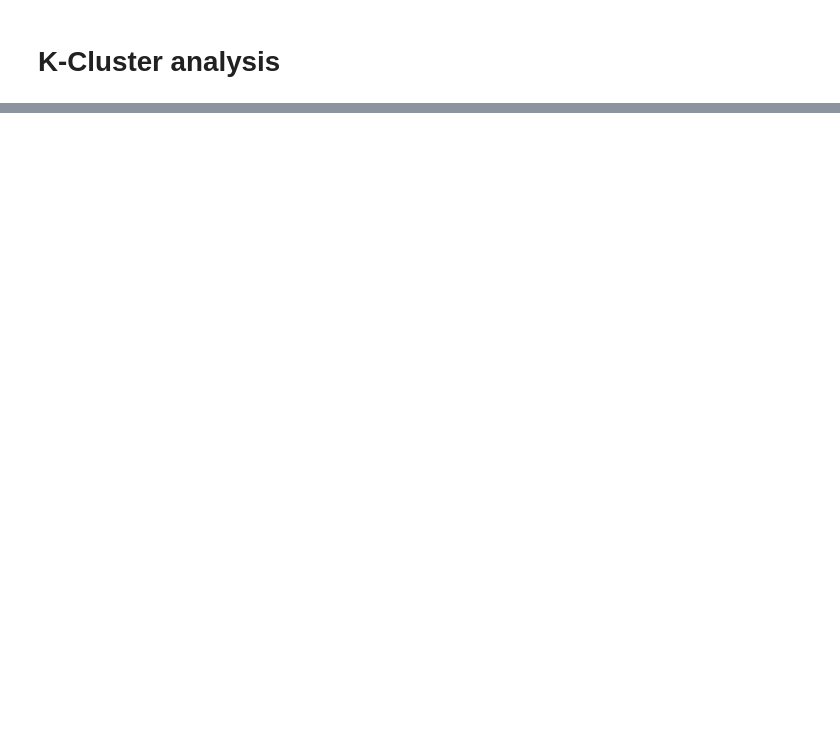
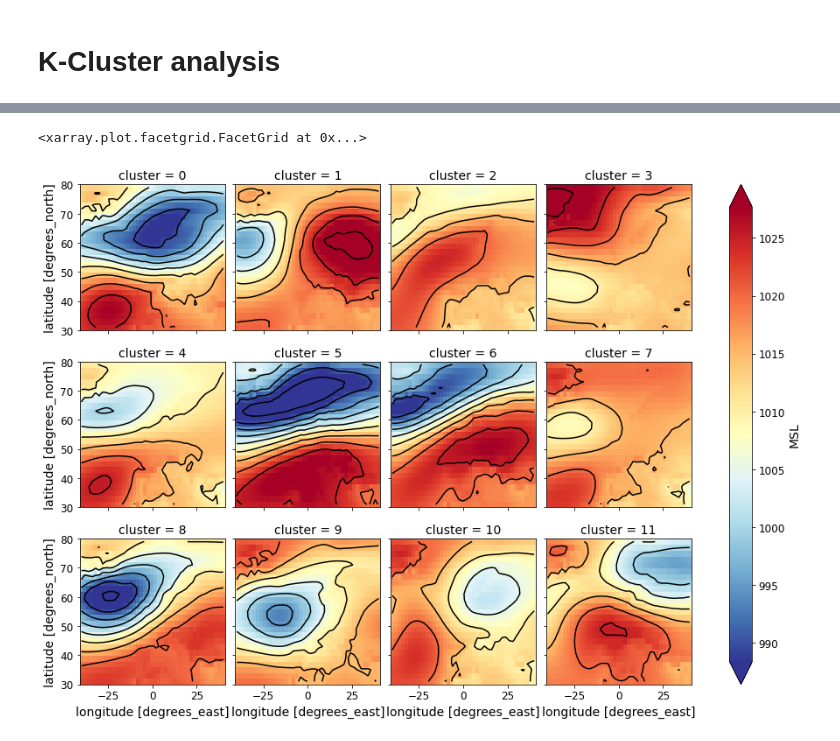
Before and after one commit to ML-precip/cas-aml-subprojects, a Jupyter notebook: Unsupervised_M1.ipynb, the cells around one changed output, grey strips where cells are left out. Cells and saved outputs as stored; diff of their text form; code cells hidden in the pictures; blank space fills up the shorter version.

Commit message:
Update k-means analysis

```diff
--- a/Unsupervised_M1.ipynb
+++ b/Unsupervised_M1.ipynb
@@ -284,0 +269,5 @@ from sklearn.cluster import KMeans
+# %%
+labels = pd.DataFrame(kmeans.labels_, index=mslp['time'], columns=['cluster'])
+# %%
+# See how many days belong to cluster 0
+index = labels.query('cluster == {}'.format(0))
@@ -284,0 +280,14 @@ from sklearn.cluster import KMeans
+# %%
+num_tot = len(labels.cluster)
+clusters = []
+nbdays = []
+for iclus in range(nclusters):
+    index = labels.query('cluster == {}'.format(iclus))
+    freq = (len(index)/num_tot)*100
+    freq = round(freq,2)
+    nbdays.append(freq)
+    cluster = mslp.sel(time=index.index).mean('time')
+    clusters.append(cluster)
+# %%
+clusters = xr.concat(clusters, dim='cluster')
+#nbdays
@@ -284,0 +305,14 @@ from sklearn.cluster import KMeans
+# %%
+fg_C = clusters.MSL.plot(col="cluster",  col_wrap=4,
+    # The remaining kwargs customize the plot just as for not-faceted plots
+    robust=True,
+    cmap=mpl.cm.RdYlBu_r)
+
+fg_C.map_dataarray(
+    xr.plot.contour, x="lon", y="lat", colors="k", levels=13, add_colorbar=False
+)
+
+# need to change the labels
+# %% [output]
+<xarray.plot.facetgrid.FacetGrid at 0x...>
+[figure, added]
```
Also changed, not shown: parts of 21 cells of this notebook.
